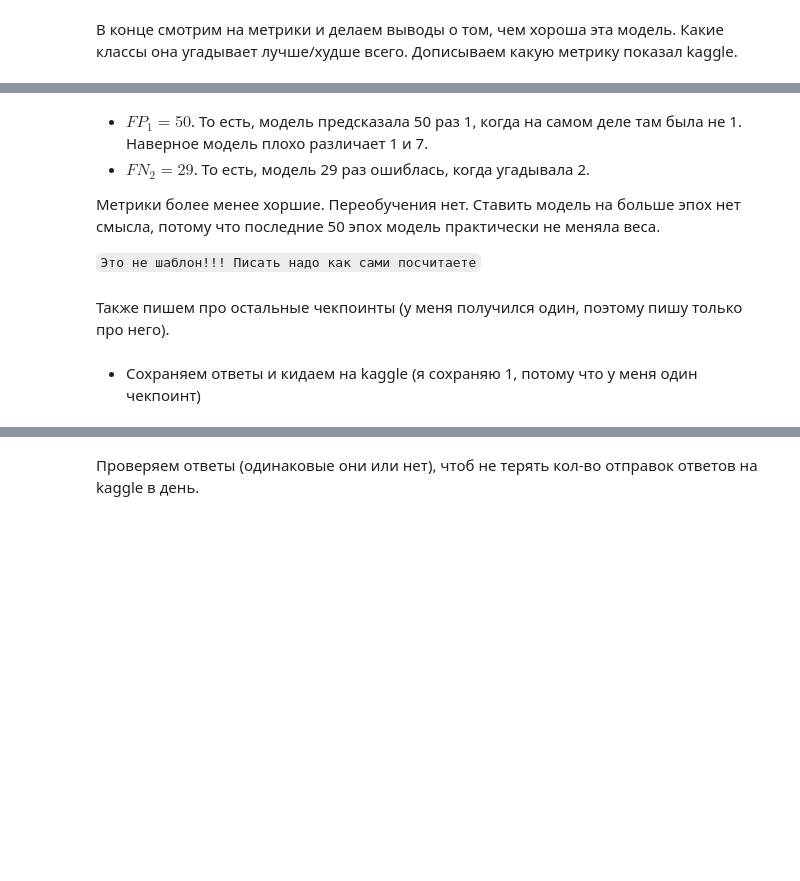
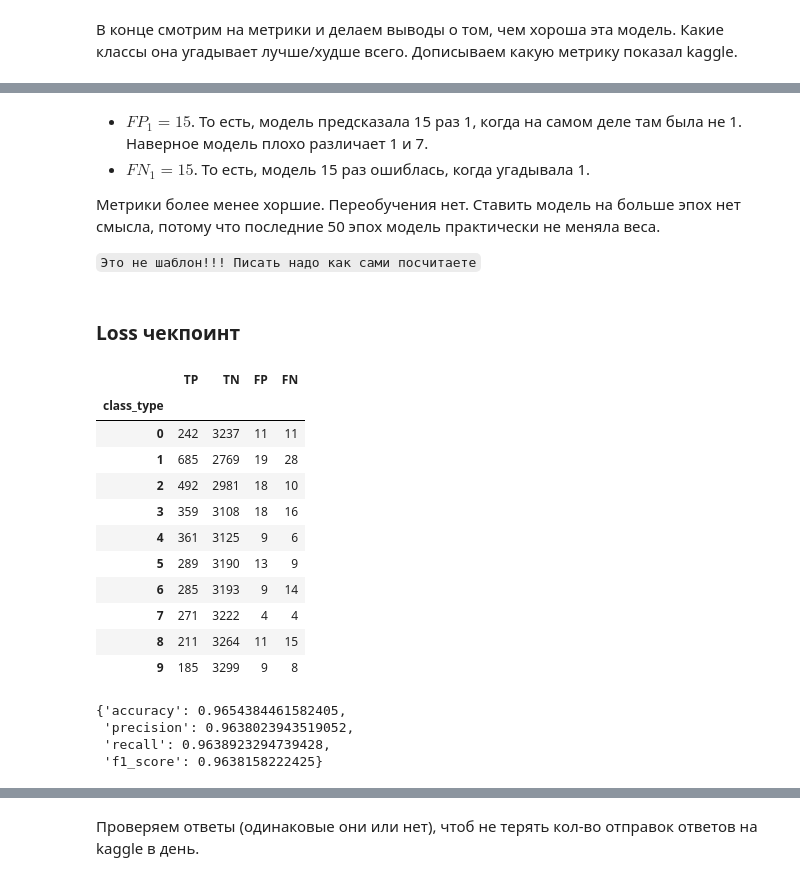
Before and after one commit to GrishaTS/YaMlProject, a Jupyter notebook: models/models/model1.ipynb, the cells around one changed output, grey strips where cells are left out. Drawn from its saved outputs; the diff is of its cells as text; code cells hidden in the pictures; blank space fills up the shorter version.

```diff
--- a/models/models/model1.ipynb
+++ b/models/models/model1.ipynb
@@ -352,11 +340,30 @@ metrics.metrics()
 # %% [markdown]
-- $FP_1=50$. То есть, модель предсказала 50 раз 1, когда на самом деле там была не 1. Наверное модель плохо различает 1 и 7.
-- $FN_2=29$. То есть, модель 29 раз ошиблась, когда угадывала 2.
+- $FP_1=15$. То есть, модель предсказала 15 раз 1, когда на самом деле там была не 1. Наверное модель плохо различает 1 и 7.
+- $FN_1=15$. То есть, модель 15 раз ошиблась, когда угадывала 1.
 
 Метрики более менее хоршие. Переобучения нет. Ставить модель на больше эпох нет смысла, потому что последние 50 эпох модель практически не меняла веса.
 
 `Это не шаблон!!! Писать надо как сами посчитаете`
-# %% [markdown]
-Также пишем про остальные чекпоинты (у меня получился один, поэтому пишу только про него).
-# %% [markdown]
-- Сохраняем ответы и кидаем на kaggle (я сохраняю 1, потому что у меня один чекпоинт)
+# %% [markdown]
+### Loss чекпоинт
+# %%
+metrics = MulticlassClassificationMetrics(val_ds_y, ans_val_loss)
+print(metrics)
+metrics.metrics()
+# %% [output]
+|  | TP | TN | FP | FN |
+| class_type |  |  |  |  |
+| 0 | 242 | 3237 | 11 | 11 |
+| 1 | 685 | 2769 | 19 | 28 |
+| 2 | 492 | 2981 | 18 | 10 |
+| 3 | 359 | 3108 | 18 | 16 |
+| 4 | 361 | 3125 | 9 | 6 |
+| 5 | 289 | 3190 | 13 | 9 |
+| 6 | 285 | 3193 | 9 | 14 |
+| 7 | 271 | 3222 | 4 | 4 |
+| 8 | 211 | 3264 | 11 | 15 |
+| 9 | 185 | 3299 | 9 | 8 |
+{'accuracy': 0.9654384461582405,
+ 'precision': 0.9638023943519052,
+ 'recall': 0.9638923294739428,
+ 'f1_score': 0.9638158222425}
```
Also changed, not shown: parts of 15 cells of this notebook, 6 other files.
